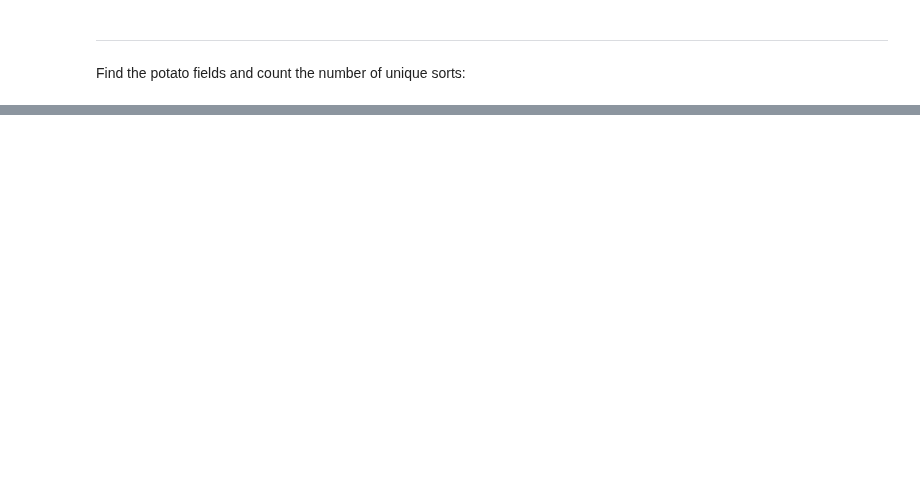
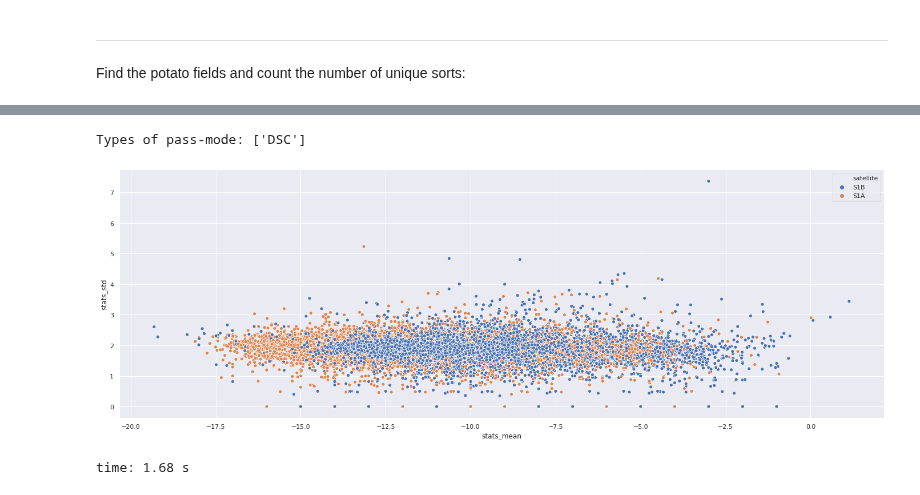
Before and after one commit to JacobJeppesen/PublicSectorConsultancy, a Jupyter notebook: potato_nematode_predictor/notebooks/PotatoNematodePredictor.ipynb, the cells around one changed output, grey strips where cells are left out. Drawn from its saved outputs; the diff is of its cells as text; code cells hidden in the pictures; blank space fills up the shorter version.

```diff
--- a/potato_nematode_predictor/notebooks/PotatoNematodePredictor.ipynb
+++ b/potato_nematode_predictor/notebooks/PotatoNematodePredictor.ipynb
@@ -395,0 +417,15 @@ time: 65.3 ms
+# %%
+df = get_plot_df(polygons_year=2019,
+                 satellite_dates=slice('2019-01-01', '2019-03-31'),
+                 fields='all',
+                 satellite='all',
+                 polarization='VV')
+
+print("Types of pass-mode: {}".format(df['pass_mode'].unique()))
+
+plt.figure(figsize=(24, 8))
+ax = sns.scatterplot(x='stats_mean', y='stats_std', hue='satellite', data=df)
+# %% [output]
+Types of pass-mode: ['DSC']
+[figure, added]
+time: 1.68 s
```
Also changed, not shown: parts of 18 cells of this notebook, 2 other files.
